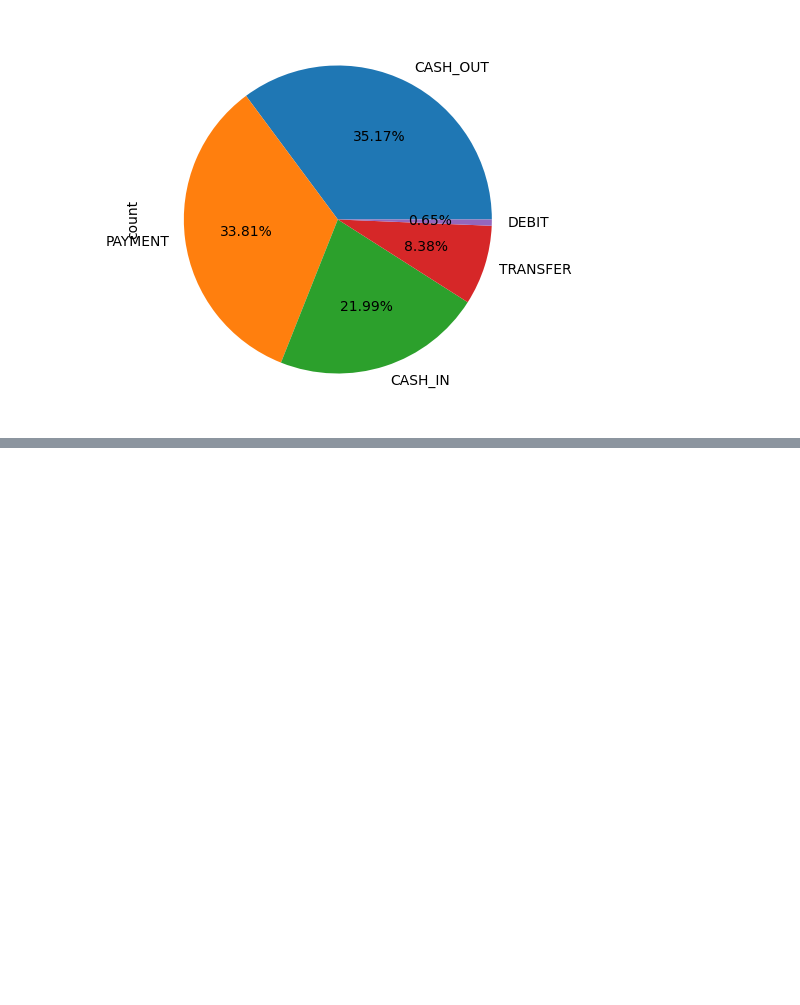
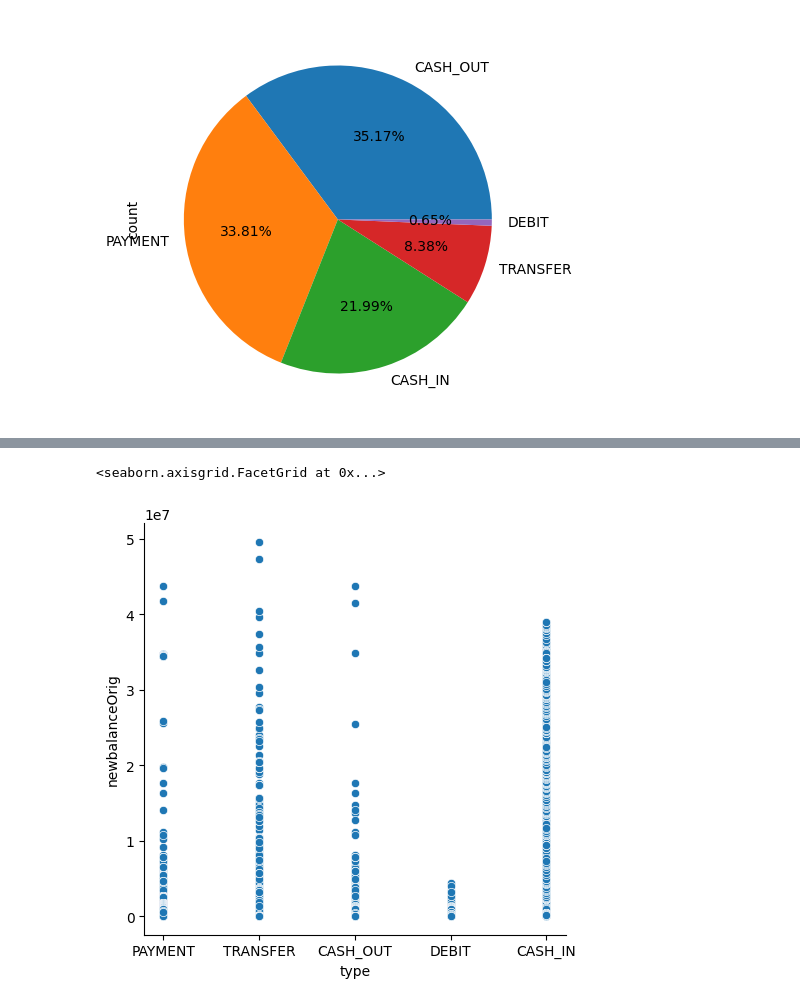
Before and after one commit to ApurvaJaiswal3398/DP-Python-DS, a Jupyter notebook: DataSet.ipynb, the cells around one changed output, grey strips where cells are left out. Saved outputs shown, nothing was run; the diff lists cells and outputs as text; code cells hidden in the pictures; blank space fills up the shorter version.

Commit message:
Interactive Visualization Commit on 11/04/2023

```diff
--- a/DataSet.ipynb
+++ b/DataSet.ipynb
@@ -3,7 +3,7 @@ import pandas as pd
 import numpy as np
 import seaborn as sns
 # %%
-df=pd.read_csv('PS_20174392719_1491204439457_log.csv')
+df=pd.read_csv(r'E:\PS_20174392719_1491204439457_log.csv')
 # %%
 df['isFraud'].head(7000000).value_counts().plot(kind='pie', figsize=(5,5), autopct='%.2f%%')
 # print(df.head(63).to_string())
@@ -40,0 +34,5 @@ ls
+# %%
+sns.relplot(data=df, x='type', y='newbalanceOrig')
+# %% [output]
+<seaborn.axisgrid.FacetGrid at 0x...>
+[figure, added]
```
Also changed, not shown: parts of 4 cells of this notebook, 3 other files.
